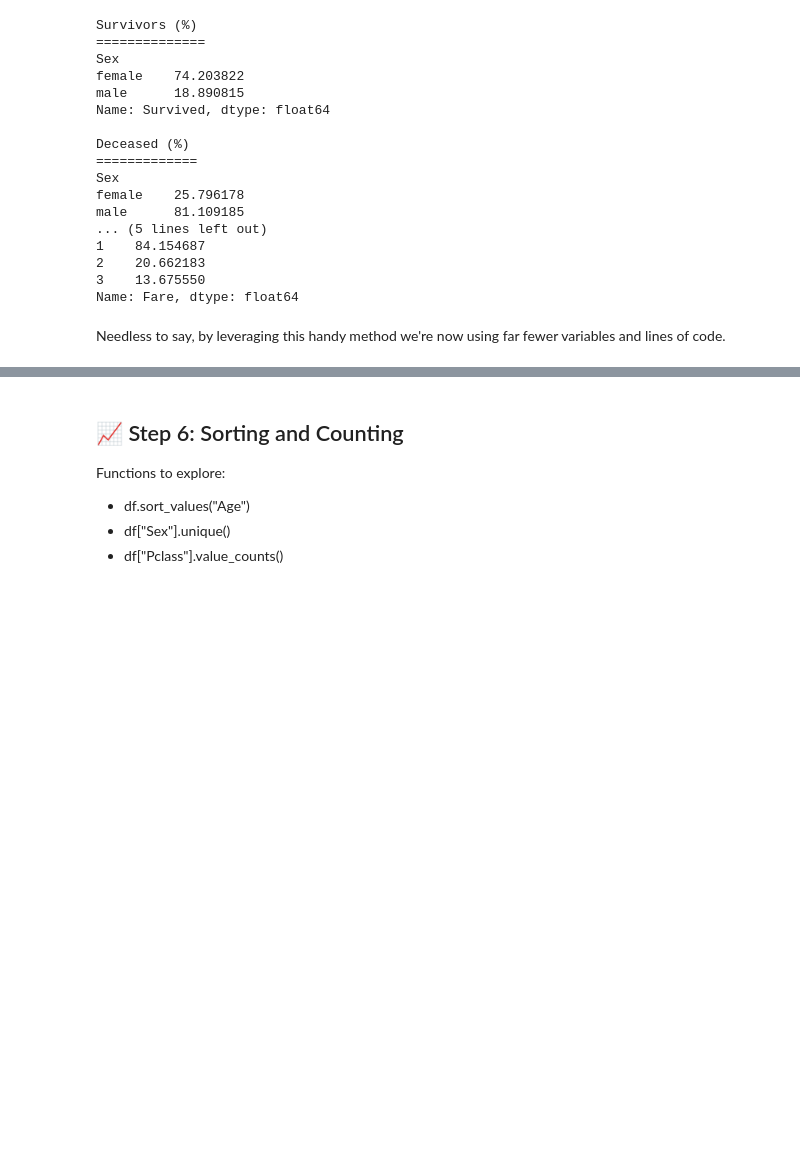
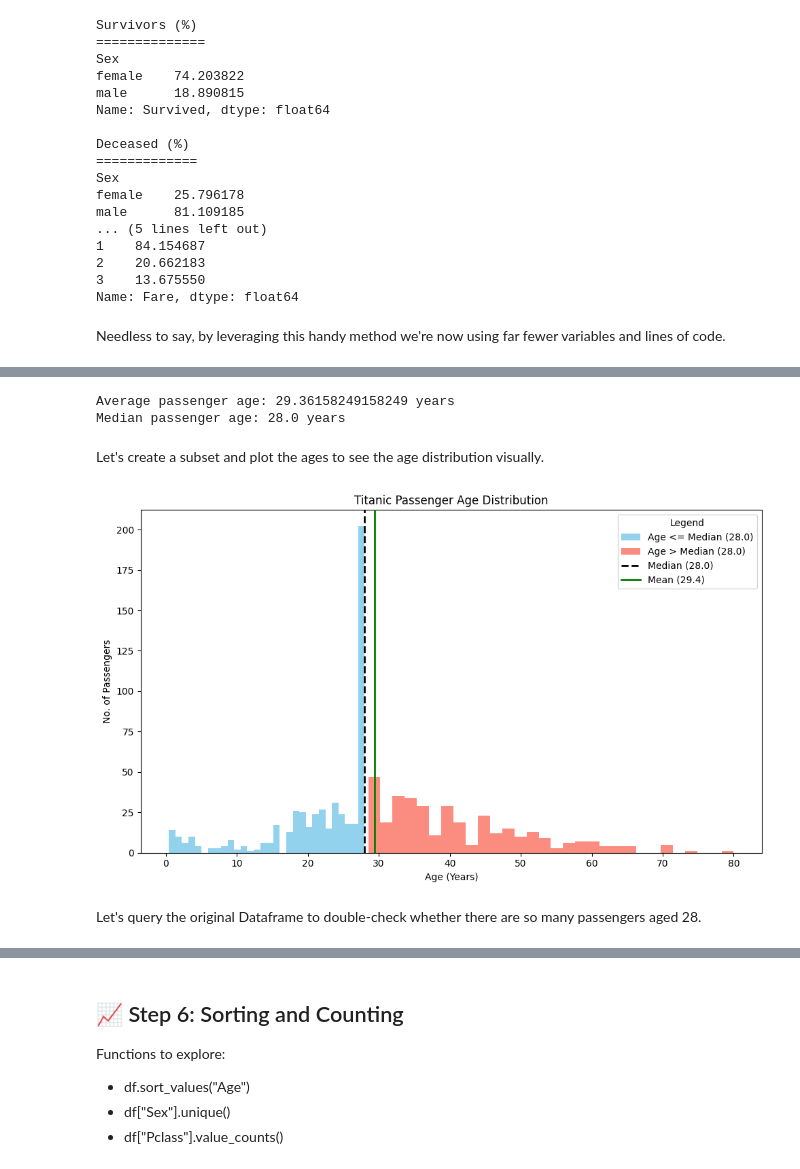
Before and after one commit to gbaltar-uiab1/titanic_pandas, a Jupyter notebook: Titanic_Pandas_Practice_Notebook.ipynb, the cells around one changed output, grey strips where cells are left out. Cells and saved outputs as stored; diff of their text form; code cells hidden in the pictures; blank space fills up the shorter version.

```diff
--- a/Titanic_Pandas_Practice_Notebook.ipynb
+++ b/Titanic_Pandas_Practice_Notebook.ipynb
@@ -769,0 +777,44 @@ Needless to say, by leveraging this handy method we're now using far fewer varia
+# %%
+# Passenger age median
+MEAN_AGE = print("Average passenger age:", df["Age"].mean(),"years")
+MEDIAN_AGE = print("Median passenger age:", df["Age"].median(),"years")
+# %% [output]
+Average passenger age: 29.36158249158249 years
+Median passenger age: 28.0 years
+# %% [markdown]
+Let's create a subset and plot the ages to see the age distribution visually.
+# %%
+# Load the dataset (assuming df is already loaded)
+df_clean_age = df.dropna(subset=['Age']).copy()
+
+
+MEAN_AGE = df_clean_age['Age'].mean()
+MEDIAN_AGE = df_clean_age['Age'].median()
+
+fig, ax = plt.subplots(figsize=(10, 6))
+bins = 30
+
+# 1. Plot the part of the distribution <= Median (Blue)
+ages_left = df_clean_age[df_clean_age['Age'] <= MEDIAN_AGE]['Age']
+ax.hist(ages_left, bins=bins, color='skyblue', alpha=0.9, label='Age <= Median (28.0)', zorder=2)
+
+# 2. Plot the part of the distribution > Median (Red)
+ages_right = df_clean_age[df_clean_age['Age'] > MEDIAN_AGE]['Age']
+ax.hist(ages_right, bins=bins, color='salmon', alpha=0.9, label='Age > Median (28.0)', zorder=2)
+
+# 3. Median Line
+ax.axvline(MEDIAN_AGE, color='black', linestyle='--', linewidth=2, label=f'Median ({MEDIAN_AGE:.1f})', zorder=3)
+
+# 4. Mean Line
+ax.axvline(MEAN_AGE, color='green', linestyle='-', linewidth=2, label=f'Mean ({MEAN_AGE:.1f})', zorder=3)
+
+ax.set_title('Titanic Passenger Age Distribution')
+ax.set_xlabel('Age (Years)')
+ax.set_ylabel('No. of Passengers')
+ax.legend(title='Legend', loc='upper right')
+plt.tight_layout()
+plt.savefig('titanic_age_distribution_split.png')
+# %% [output]
+[figure, added]
+# %% [markdown]
+Let's query the original Dataframe to double-check whether there are so many passengers aged 28.
```
Also changed, not shown: parts of 22 cells of this notebook, 2 other files.
